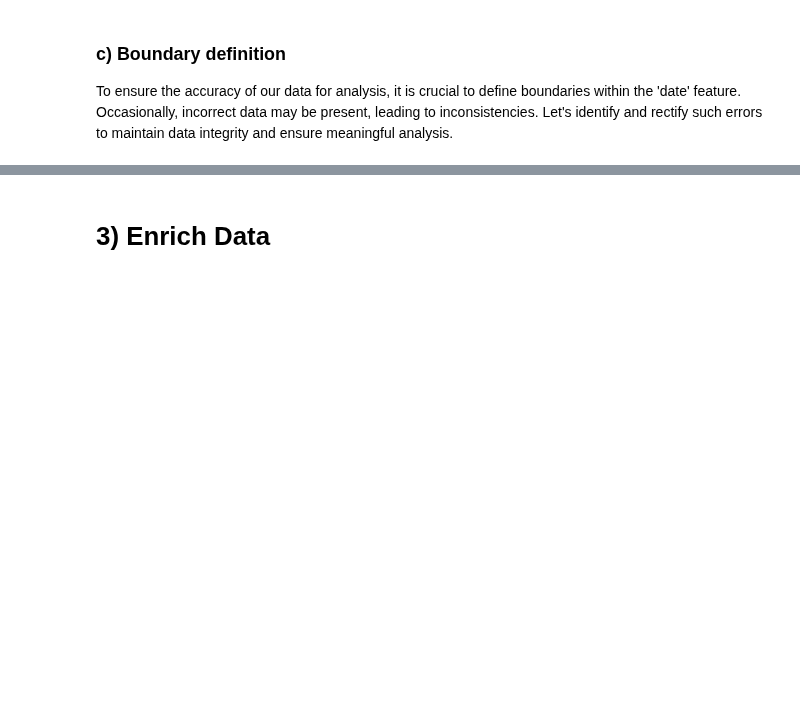
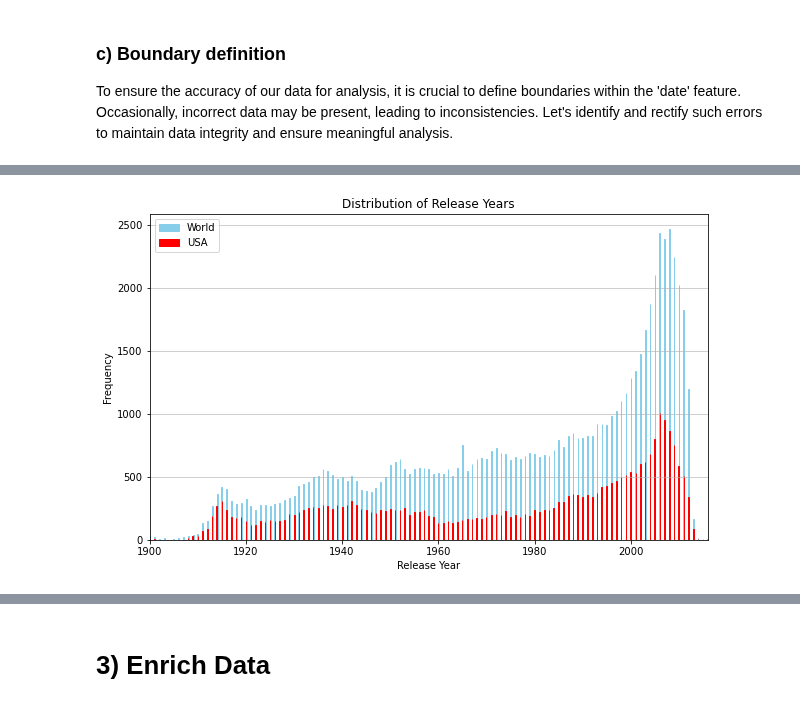
Before and after one commit to epfl-ada/ada-2023-project-thewestbobers, a Jupyter notebook: milestoneP2.ipynb, the cells around one changed output, grey strips where cells are left out. Saved outputs shown, nothing was run; the diff lists cells and outputs as text; code cells hidden in the pictures; blank space fills up the shorter version.

```diff
--- a/milestoneP2.ipynb
+++ b/milestoneP2.ipynb
@@ -222,0 +322,15 @@ movies = data_filter(movies)
+# %%
+# Looking at distribution of release years
+
+plt.figure(figsize=(10, 6))
+plt.hist(movies_all['year'], bins=1000, color='skyblue', edgecolor='skyblue', label='World')
+plt.hist(movies['year'], bins=1000, color='red', edgecolor='red', label='USA')
+plt.xlabel("Release Year")
+plt.xlim(1900, 2016)
+plt.ylabel("Frequency")
+plt.title("Distribution of Release Years")
+plt.grid(axis='y', alpha=0.75)
+plt.legend()
+plt.show()
+# %% [output]
+[figure, added]
```
Also changed, not shown: parts of 94 cells of this notebook.
